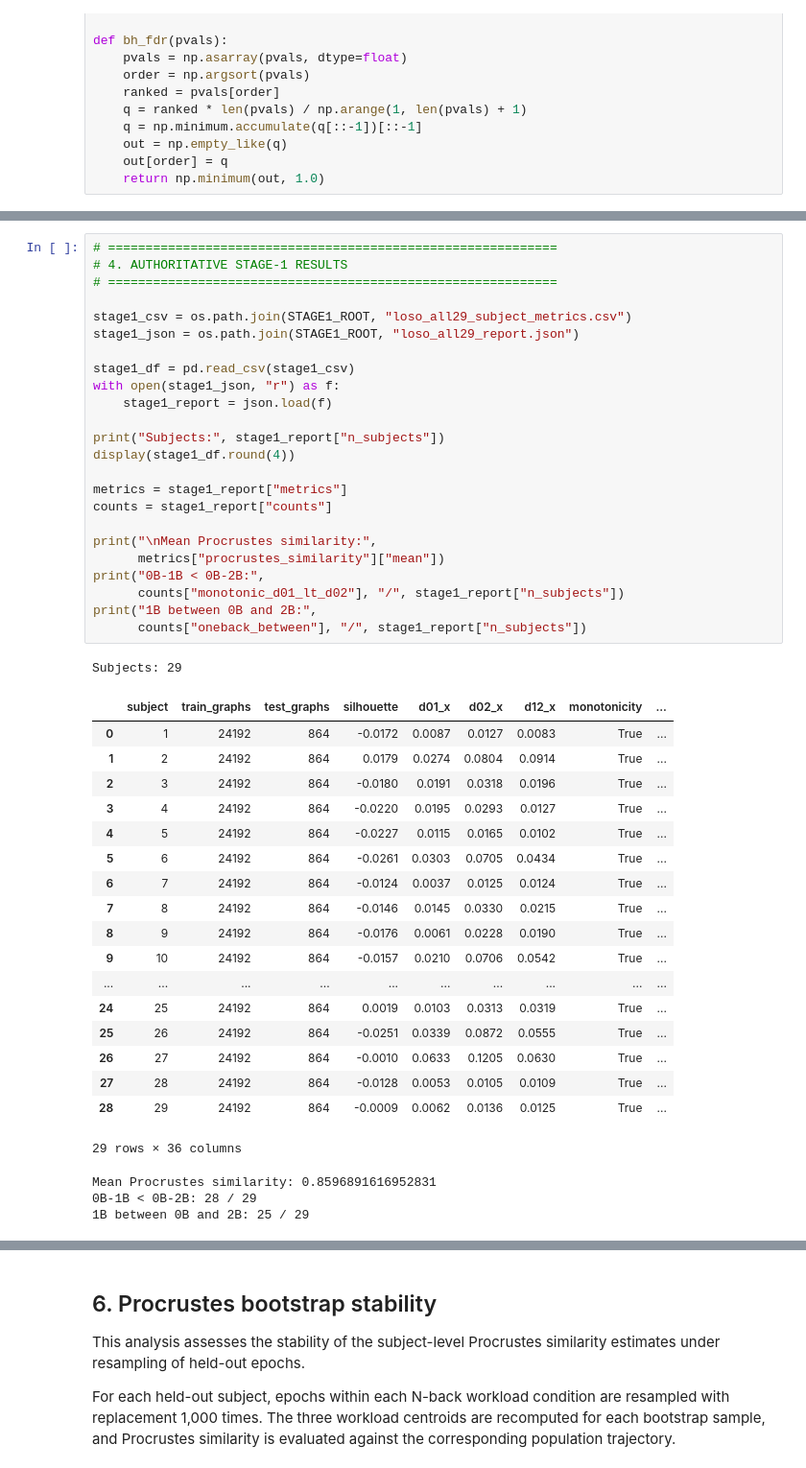
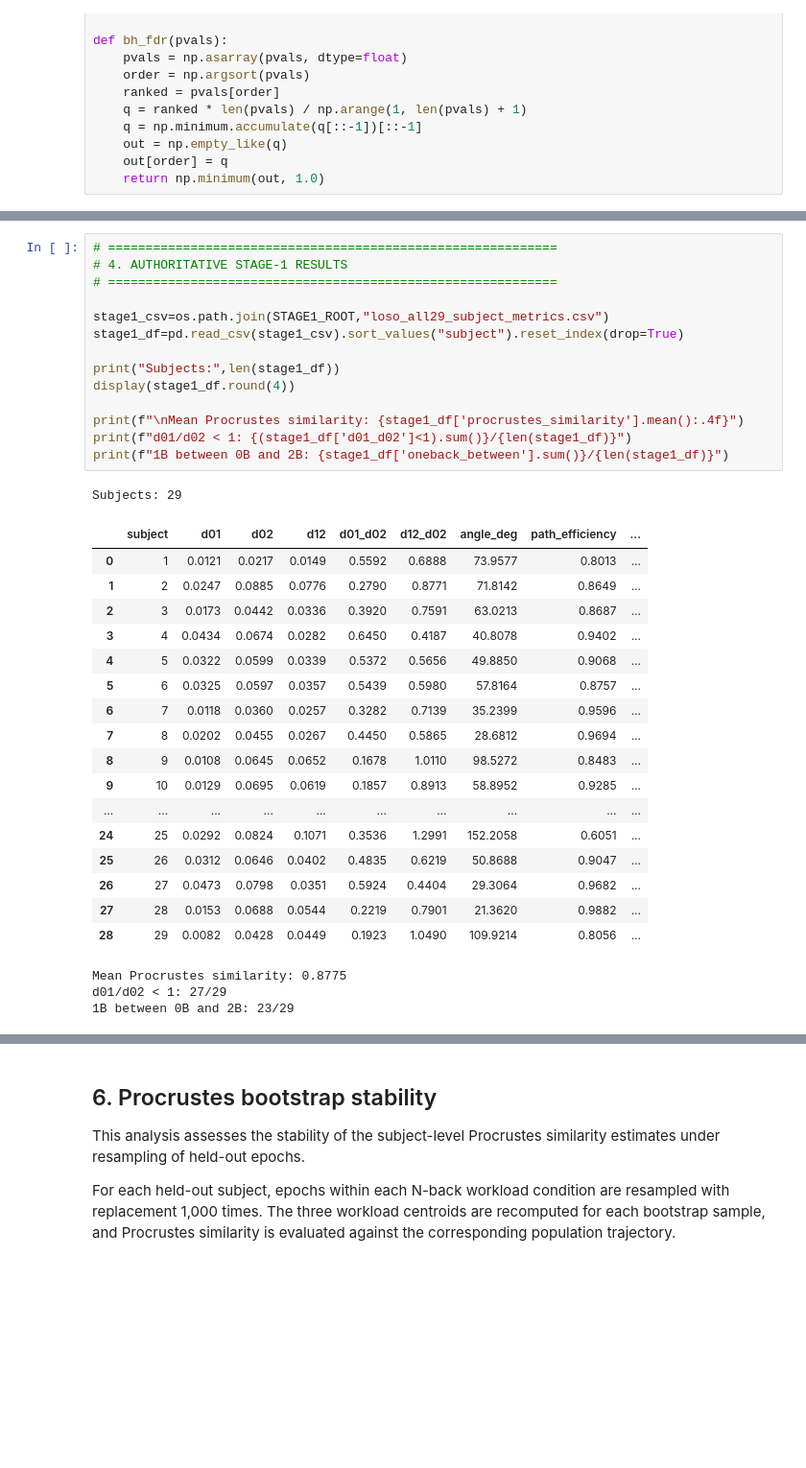
Before and after one commit to VigneshJai-Debug/fignn_cni__project, a Jupyter notebook: notebooks/FIGNN_Research_Validation.ipynb, the cells around one changed output, grey strips where cells are left out. Shown at 96% size. Drawn from its saved outputs; the diff is of its cells as text; blank space fills up the shorter version.

```diff
--- a/notebooks/FIGNN_Research_Validation.ipynb
+++ b/notebooks/FIGNN_Research_Validation.ipynb
@@ -288,50 +330,39 @@ Existing analyses already computed \(d_{01}\), \(d_{12}\), \(d_{02}\), trajector
 # %%
 # ============================================================
 # 4. AUTHORITATIVE STAGE-1 RESULTS
 # ============================================================
 
-stage1_csv = os.path.join(STAGE1_ROOT, "loso_all29_subject_metrics.csv")
-stage1_json = os.path.join(STAGE1_ROOT, "loso_all29_report.json")
+stage1_csv=os.path.join(STAGE1_ROOT,"loso_all29_subject_metrics.csv")
+stage1_df=pd.read_csv(stage1_csv).sort_values("subject").reset_index(drop=True)
 
-stage1_df = pd.read_csv(stage1_csv)
-with open(stage1_json, "r") as f:
-    stage1_report = json.load(f)
-
-print("Subjects:", stage1_report["n_subjects"])
+print("Subjects:",len(stage1_df))
 display(stage1_df.round(4))
 
-metrics = stage1_report["metrics"]
-counts = stage1_report["counts"]
-
-print("\nMean Procrustes similarity:",
-      metrics["procrustes_similarity"]["mean"])
-print("0B-1B < 0B-2B:",
-      counts["monotonic_d01_lt_d02"], "/", stage1_report["n_subjects"])
-print("1B between 0B and 2B:",
-      counts["oneback_between"], "/", stage1_report["n_subjects"])
+print(f"\nMean Procrustes similarity: {stage1_df['procrustes_similarity'].mean():.4f}")
+print(f"d01/d02 < 1: {(stage1_df['d01_d02']<1).sum()}/{len(stage1_df)}")
+print(f"1B between 0B and 2B: {stage1_df['oneback_between'].sum()}/{len(stage1_df)}")
 # %% [output]
 Subjects: 29
-|  | subject | train_graphs | test_graphs | silhouette | d01_x | d02_x | d12_x | monotonicity | ... |
-| 0 | 1 | 24192 | 864 | -0.0172 | 0.0087 | 0.0127 | 0.0083 | True | ... |
-| 1 | 2 | 24192 | 864 | 0.0179 | 0.0274 | 0.0804 | 0.0914 | True | ... |
-| 2 | 3 | 24192 | 864 | -0.0180 | 0.0191 | 0.0318 | 0.0196 | True | ... |
-| 3 | 4 | 24192 | 864 | -0.0220 | 0.0195 | 0.0293 | 0.0127 | True | ... |
-| 4 | 5 | 24192 | 864 | -0.0227 | 0.0115 | 0.0165 | 0.0102 | True | ... |
-| 5 | 6 | 24192 | 864 | -0.0261 | 0.0303 | 0.0705 | 0.0434 | True | ... |
-| 6 | 7 | 24192 | 864 | -0.0124 | 0.0037 | 0.0125 | 0.0124 | True | ... |
-| 7 | 8 | 24192 | 864 | -0.0146 | 0.0145 | 0.0330 | 0.0215 | True | ... |
-| 8 | 9 | 24192 | 864 | -0.0176 | 0.0061 | 0.0228 | 0.0190 | True | ... |
-| 9 | 10 | 24192 | 864 | -0.0157 | 0.0210 | 0.0706 | 0.0542 | True | ... |
+|  | subject | d01 | d02 | d12 | d01_d02 | d12_d02 | angle_deg | path_efficiency | ... |
+| 0 | 1 | 0.0121 | 0.0217 | 0.0149 | 0.5592 | 0.6888 | 73.9577 | 0.8013 | ... |
+| 1 | 2 | 0.0247 | 0.0885 | 0.0776 | 0.2790 | 0.8771 | 71.8142 | 0.8649 | ... |
+| 2 | 3 | 0.0173 | 0.0442 | 0.0336 | 0.3920 | 0.7591 | 63.0213 | 0.8687 | ... |
+| 3 | 4 | 0.0434 | 0.0674 | 0.0282 | 0.6450 | 0.4187 | 40.8078 | 0.9402 | ... |
+| 4 | 5 | 0.0322 | 0.0599 | 0.0339 | 0.5372 | 0.5656 | 49.8850 | 0.9068 | ... |
+| 5 | 6 | 0.0325 | 0.0597 | 0.0357 | 0.5439 | 0.5980 | 57.8164 | 0.8757 | ... |
+| 6 | 7 | 0.0118 | 0.0360 | 0.0257 | 0.3282 | 0.7139 | 35.2399 | 0.9596 | ... |
+| 7 | 8 | 0.0202 | 0.0455 | 0.0267 | 0.4450 | 0.5865 | 28.6812 | 0.9694 | ... |
+| 8 | 9 | 0.0108 | 0.0645 | 0.0652 | 0.1678 | 1.0110 | 98.5272 | 0.8483 | ... |
+| 9 | 10 | 0.0129 | 0.0695 | 0.0619 | 0.1857 | 0.8913 | 58.8952 | 0.9285 | ... |
 | ... | ... | ... | ... | ... | ... | ... | ... | ... | ... |
-| 24 | 25 | 24192 | 864 | 0.0019 | 0.0103 | 0.0313 | 0.0319 | True | ... |
-| 25 | 26 | 24192 | 864 | -0.0251 | 0.0339 | 0.0872 | 0.0555 | True | ... |
-| 26 | 27 | 24192 | 864 | -0.0010 | 0.0633 | 0.1205 | 0.0630 | True | ... |
-| 27 | 28 | 24192 | 864 | -0.0128 | 0.0053 | 0.0105 | 0.0109 | True | ... |
-| 28 | 29 | 24192 | 864 | -0.0009 | 0.0062 | 0.0136 | 0.0125 | True | ... |
+| 24 | 25 | 0.0292 | 0.0824 | 0.1071 | 0.3536 | 1.2991 | 152.2058 | 0.6051 | ... |
+| 25 | 26 | 0.0312 | 0.0646 | 0.0402 | 0.4835 | 0.6219 | 50.8688 | 0.9047 | ... |
+| 26 | 27 | 0.0473 | 0.0798 | 0.0351 | 0.5924 | 0.4404 | 29.3064 | 0.9682 | ... |
+| 27 | 28 | 0.0153 | 0.0688 | 0.0544 | 0.2219 | 0.7901 | 21.3620 | 0.9882 | ... |
+| 28 | 29 | 0.0082 | 0.0428 | 0.0449 | 0.1923 | 1.0490 | 109.9214 | 0.8056 | ... |
-29 rows × 36 columns
+Mean Procrustes similarity: 0.8775
+d01/d02 < 1: 27/29
+1B between 0B and 2B: 23/29
-Mean Procrustes similarity: 0.8596891616952831
-0B-1B < 0B-2B: 28 / 29
-1B between 0B and 2B: 25 / 29
 # %% [markdown]
 ## 5. Procrustes permutation null — primary new robustness test
 
```
Also changed, not shown: parts of 22 cells of this notebook, 14 other files.
